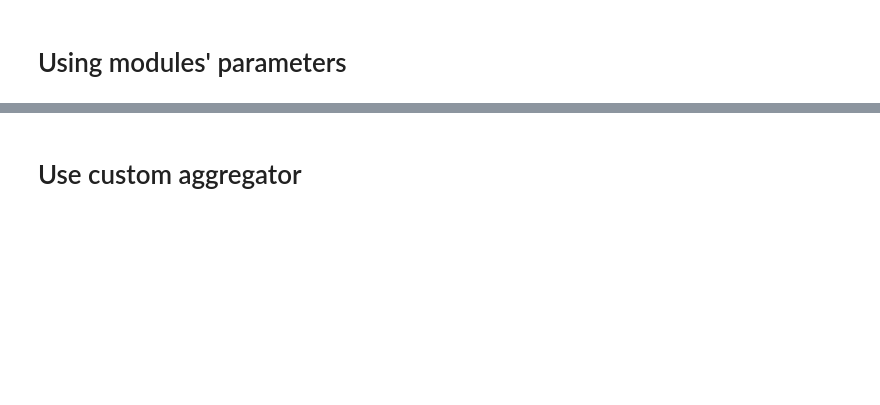
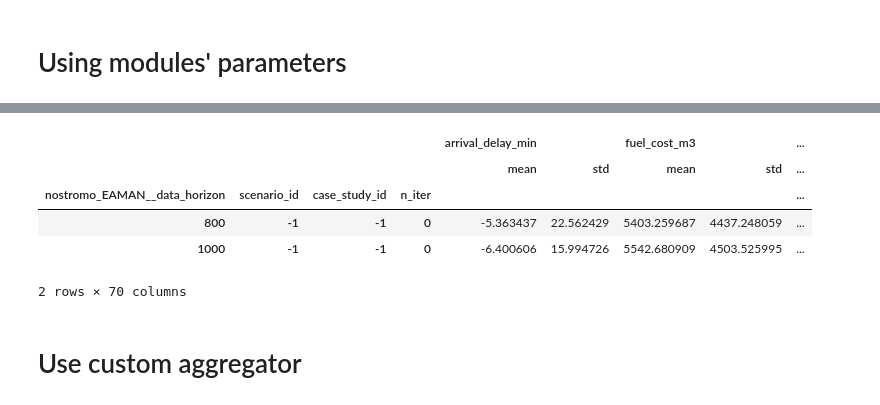
Before and after one commit to UoW-ATM/Mercury, a Jupyter notebook: Mercury.ipynb, the cells around one changed output, grey strips where cells are left out. Saved outputs shown, nothing was run; the diff lists cells and outputs as text; code cells hidden in the pictures; blank space fills up the shorter version.

```diff
--- a/Mercury.ipynb
+++ b/Mercury.ipynb
@@ -365,3 +320,12 @@ executed in 0:04:12.354851
+# %%
+results
+# %% [output]
+|  |  |  |  | arrival_delay_min |  | fuel_cost_m3 |  | ... |
+|  |  |  |  | mean | std | mean | std | ... |
+| nostromo_EAMAN__data_horizon | scenario_id | case_study_id | n_iter |  |  |  |  | ... |
+| 800 | -1 | -1 | 0 | -5.363437 | 22.562429 | 5403.259687 | 4437.248059 | ... |
+| 1000 | -1 | -1 | 0 | -6.400606 | 15.994726 | 5542.680909 | 4503.525995 | ... |
+2 rows × 70 columns
 # %% [markdown]
 # Use custom aggregator
 # %%
```
Also changed, not shown: parts of 20 cells of this notebook, 21 other files.
